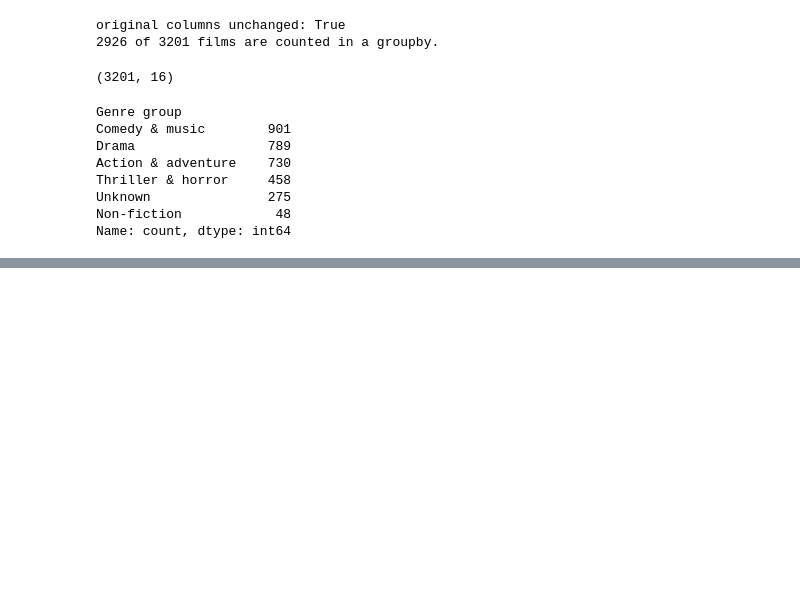
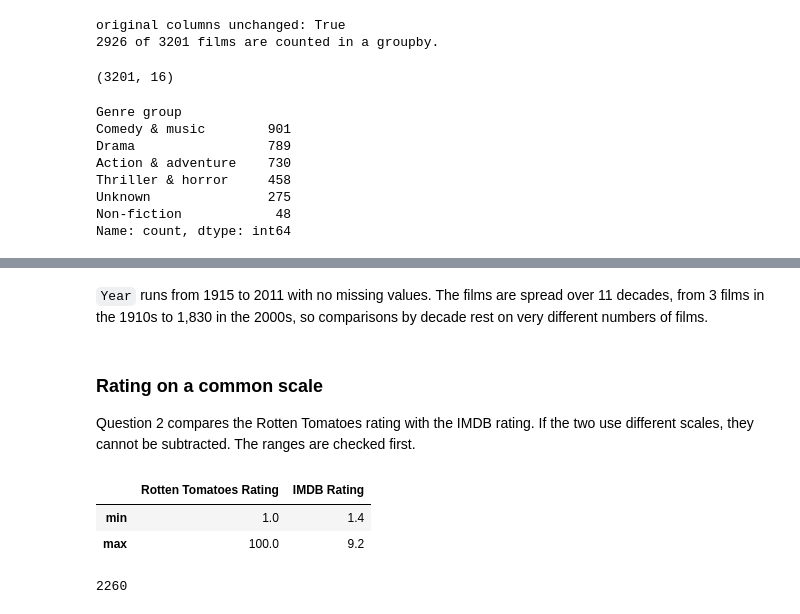
Before and after one commit to VictorSago/Lexicon-Labs, a Jupyter notebook: DA-Project/moviesdata.ipynb, the cells around one changed output, grey strips where cells are left out. Drawn from its saved outputs; the diff is of its cells as text; code cells hidden in the pictures; blank space fills up the shorter version.

```diff
--- a/DA-Project/moviesdata.ipynb
+++ b/DA-Project/moviesdata.ipynb
@@ -669,0 +706,20 @@ The number of rows is 3,201 before and after the merge, so no film was lost or d
+# %% [markdown]
+`Year` runs from 1915 to 2011 with no missing values. The films are spread over 11 decades, from 3 films in the 1910s to 1,830 in the 2000s, so comparisons by decade rest on very different numbers of films.
+# %% [markdown]
+### Rating on a common scale
+
+Question 2 compares the Rotten Tomatoes rating with the IMDB rating. If the two use different scales, they cannot be subtracted. The ranges are checked first.
+# %%
+# Check the ranges
+display(movies[["Rotten Tomatoes Rating", "IMDB Rating"]].agg(["min", "max"]))
+
+# New columns
+movies["RT Rating (0-10)"] = movies["Rotten Tomatoes Rating"] / 10
+movies["Rating Gap"] = movies["RT Rating (0-10)"] - movies["IMDB Rating"]
+
+print(movies["Rating Gap"].notna().sum())
+# %% [output]
+|  | Rotten Tomatoes Rating | IMDB Rating |
+| min | 1.0 | 1.4 |
+| max | 100.0 | 9.2 |
+2260
```
Also changed, not shown: parts of 12 cells of this notebook.
